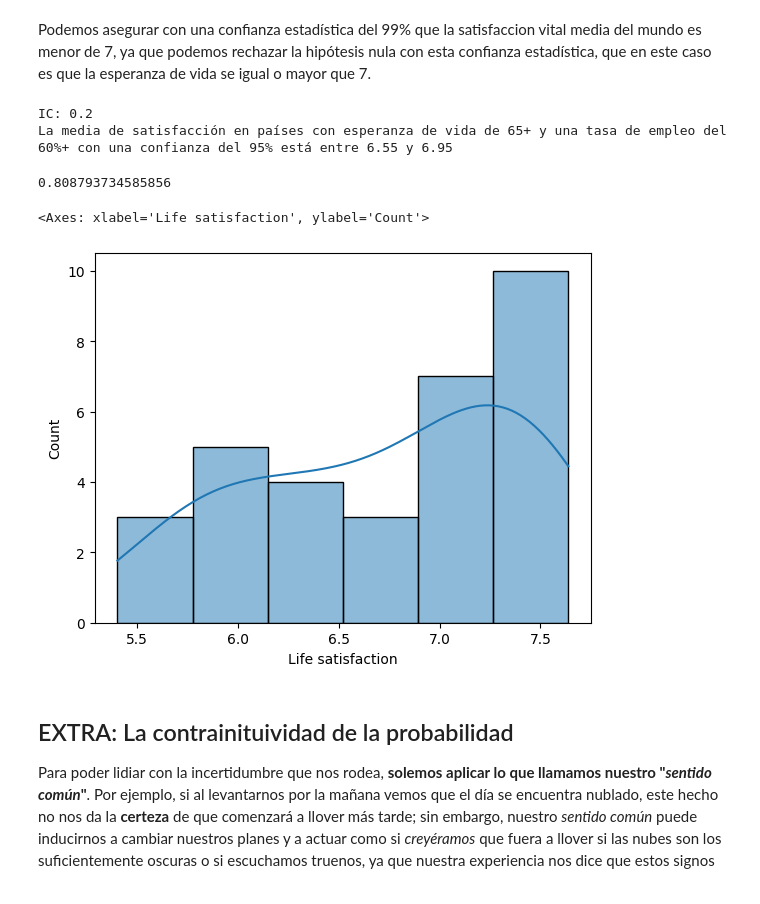
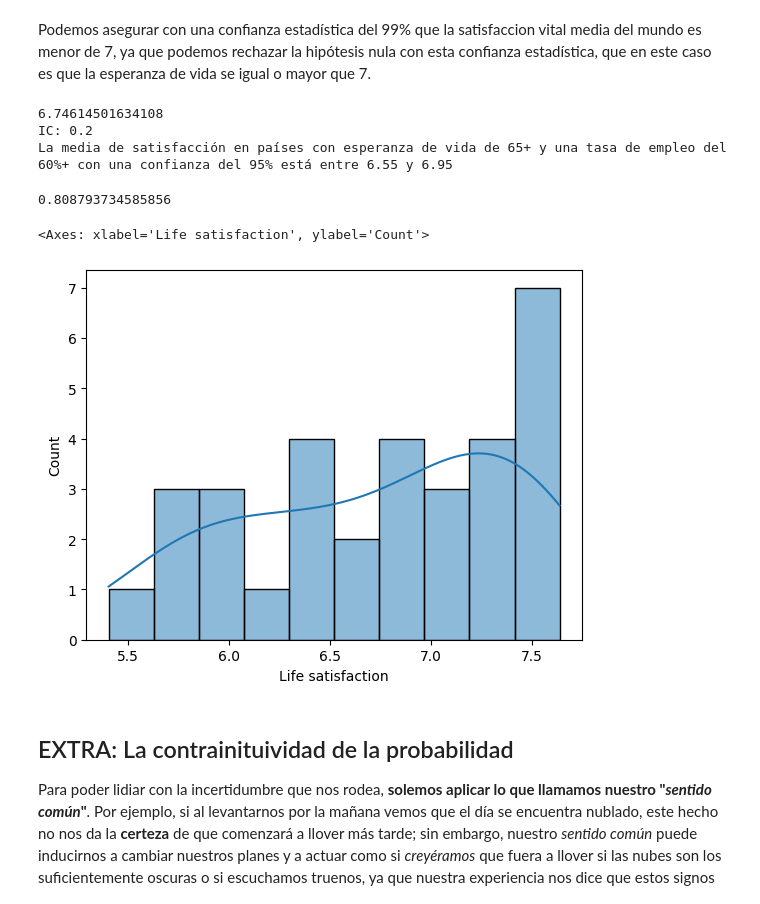
Before and after one commit to DarioRuizGon/ONLINE_DS_THEBRIDGE_DARIO, a Jupyter notebook: Sprint_9/Unidad_1/18_Practica_Obligatoria_Estadistica_Inferencial.ipynb, the cells around one changed output. Drawn from its saved outputs; the diff is of its cells as text; code cells hidden in the pictures.

```diff
--- a/Sprint_9/Unidad_1/18_Practica_Obligatoria_Estadistica_Inferencial.ipynb
+++ b/Sprint_9/Unidad_1/18_Practica_Obligatoria_Estadistica_Inferencial.ipynb
@@ -160,7 +160,7 @@ mas_65 = df_sat["Life expectancy"] > 65
 empleo_60 = df_sat["Employment rate"] > 60
 sat_media = df_sat.loc[mas_65 & empleo_60, "Life satisfaction"].mean()
 sat_media
-
+print(sat_media)
 IC_previo = 0
 for i in np.arange(0, 5, 0.05):
     a = sat_media + i
@@ -171,6 +171,7 @@ for i in np.arange(0, 5, 0.05):
         break
     IC_previo = i
 # %% [output]
+6.74614501634108
 IC: 0.2
 La media de satisfacción en países con esperanza de vida de 65+ y una tasa de empleo del 60%+ con una confianza del 95% está entre 6.55 y 6.95
 # %%
@@ -183,10 +184,10 @@ probabilidad
 # %% [output]
 0.808793734585856
 # %%
-sns.histplot(x = df_sat.loc[mas_65 & empleo_60, "Life satisfaction"], kde=True)
+sns.histplot(x = df_sat.loc[mas_65 & empleo_60, "Life satisfaction"], bins = 10, kde=True)
 # %% [output]
 <Axes: xlabel='Life satisfaction', ylabel='Count'>
-[figure, old version]
+[figure, new version]
 # %% [markdown]
 ## EXTRA: La contrainituividad de la probabilidad
 
```
Also changed, not shown: parts of 3 cells of this notebook, 3 other files.
